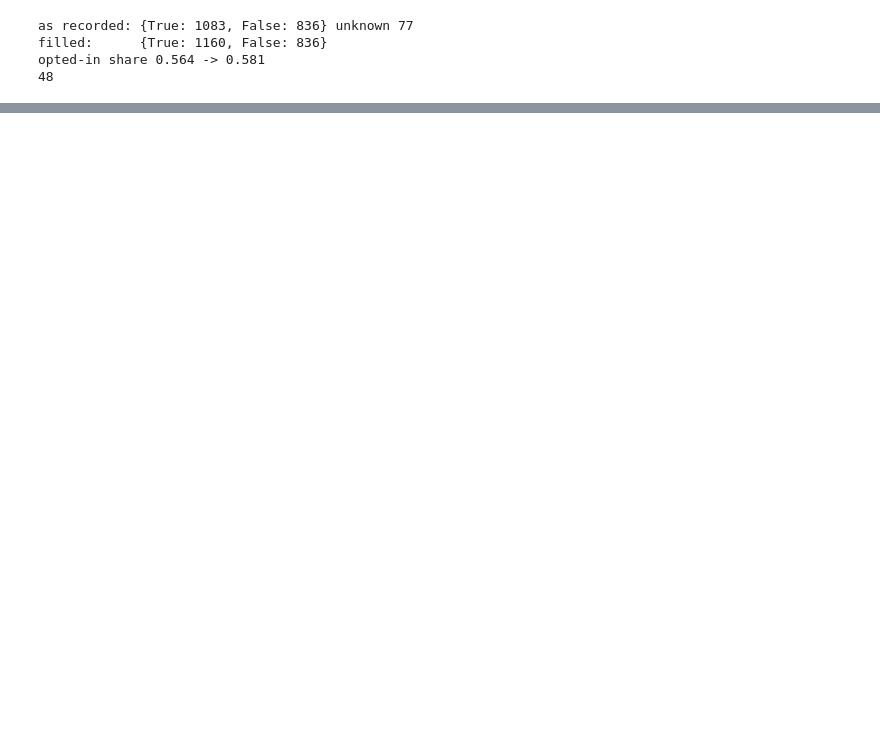
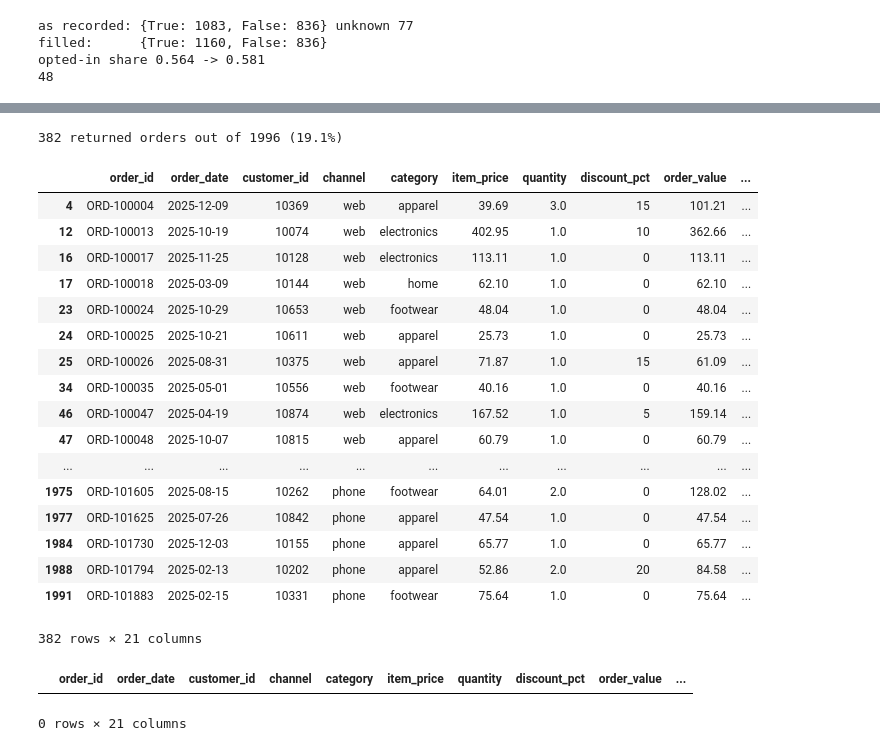
Before and after one commit to AdeEyeo/SPC5002---AI-in-the-Real-World, a Jupyter notebook: checks.ipynb, the cells around one changed output, grey strips where cells are left out. Cells and saved outputs as stored; diff of their text form; code cells hidden in the pictures; blank space fills up the shorter version.

```diff
--- a/checks.ipynb
+++ b/checks.ipynb
@@ -266,0 +333,38 @@ opted-in share 0.564 -> 0.581
+# %%
+from pathlib import Path
+import pandas as pd
+
+ROOT = Path.cwd() if (Path.cwd() / "outputs").exists() else Path.cwd().parent
+orders = pd.read_csv(ROOT / "data" / "orders_clean.csv")
+
+returned = orders[orders["returned"] == 1]
+print(f"{len(returned)} returned orders out of {len(orders)} "
+      f"({returned.shape[0] / len(orders):.1%})")
+
+pd.set_option("display.max_rows", None)      # show every row, not a truncated view
+returned
+# %% [output]
+382 returned orders out of 1996 (19.1%)
+|  | order_id | order_date | customer_id | channel | category | item_price | quantity | discount_pct | order_value | ... |
+| 4 | ORD-100004 | 2025-12-09 | 10369 | web | apparel | 39.69 | 3.0 | 15 | 101.21 | ... |
+| 12 | ORD-100013 | 2025-10-19 | 10074 | web | electronics | 402.95 | 1.0 | 10 | 362.66 | ... |
+| 16 | ORD-100017 | 2025-11-25 | 10128 | web | electronics | 113.11 | 1.0 | 0 | 113.11 | ... |
+| 17 | ORD-100018 | 2025-03-09 | 10144 | web | home | 62.10 | 1.0 | 0 | 62.10 | ... |
+| 23 | ORD-100024 | 2025-10-29 | 10653 | web | footwear | 48.04 | 1.0 | 0 | 48.04 | ... |
+| 24 | ORD-100025 | 2025-10-21 | 10611 | web | apparel | 25.73 | 1.0 | 0 | 25.73 | ... |
+| 25 | ORD-100026 | 2025-08-31 | 10375 | web | apparel | 71.87 | 1.0 | 15 | 61.09 | ... |
+| 34 | ORD-100035 | 2025-05-01 | 10556 | web | footwear | 40.16 | 1.0 | 0 | 40.16 | ... |
+| 46 | ORD-100047 | 2025-04-19 | 10874 | web | electronics | 167.52 | 1.0 | 5 | 159.14 | ... |
+| 47 | ORD-100048 | 2025-10-07 | 10815 | web | apparel | 60.79 | 1.0 | 0 | 60.79 | ... |
+| ... | ... | ... | ... | ... | ... | ... | ... | ... | ... | ... |
+| 1975 | ORD-101605 | 2025-08-15 | 10262 | phone | footwear | 64.01 | 2.0 | 0 | 128.02 | ... |
+| 1977 | ORD-101625 | 2025-07-26 | 10842 | phone | apparel | 47.54 | 1.0 | 0 | 47.54 | ... |
+| 1984 | ORD-101730 | 2025-12-03 | 10155 | phone | apparel | 65.77 | 1.0 | 0 | 65.77 | ... |
+| 1988 | ORD-101794 | 2025-02-13 | 10202 | phone | apparel | 52.86 | 2.0 | 20 | 84.58 | ... |
+| 1991 | ORD-101883 | 2025-02-15 | 10331 | phone | footwear | 75.64 | 1.0 | 0 | 75.64 | ... |
+382 rows × 21 columns
+# %%
+pd.read_csv(ROOT / "data" / "orders_clean.csv").query("order_value < 0")
+# %% [output]
+|  | order_id | order_date | customer_id | channel | category | item_price | quantity | discount_pct | order_value | ... |
+0 rows × 21 columns
```
Also changed, not shown: parts of 10 cells of this notebook, 13 other files.
